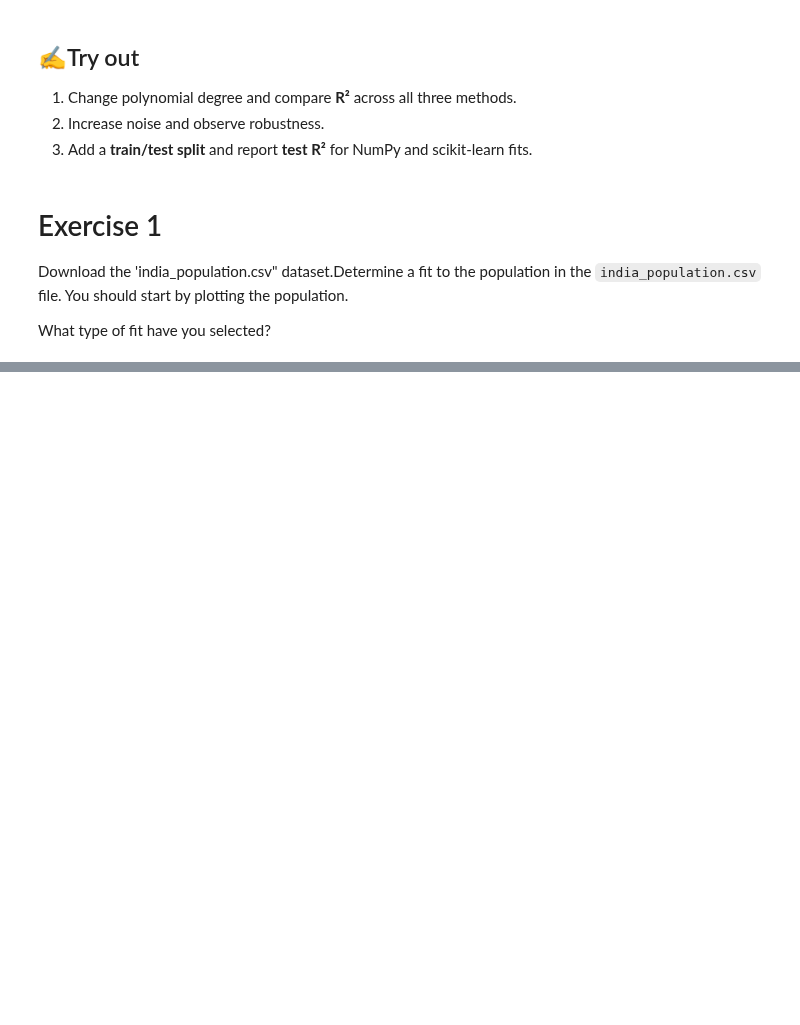
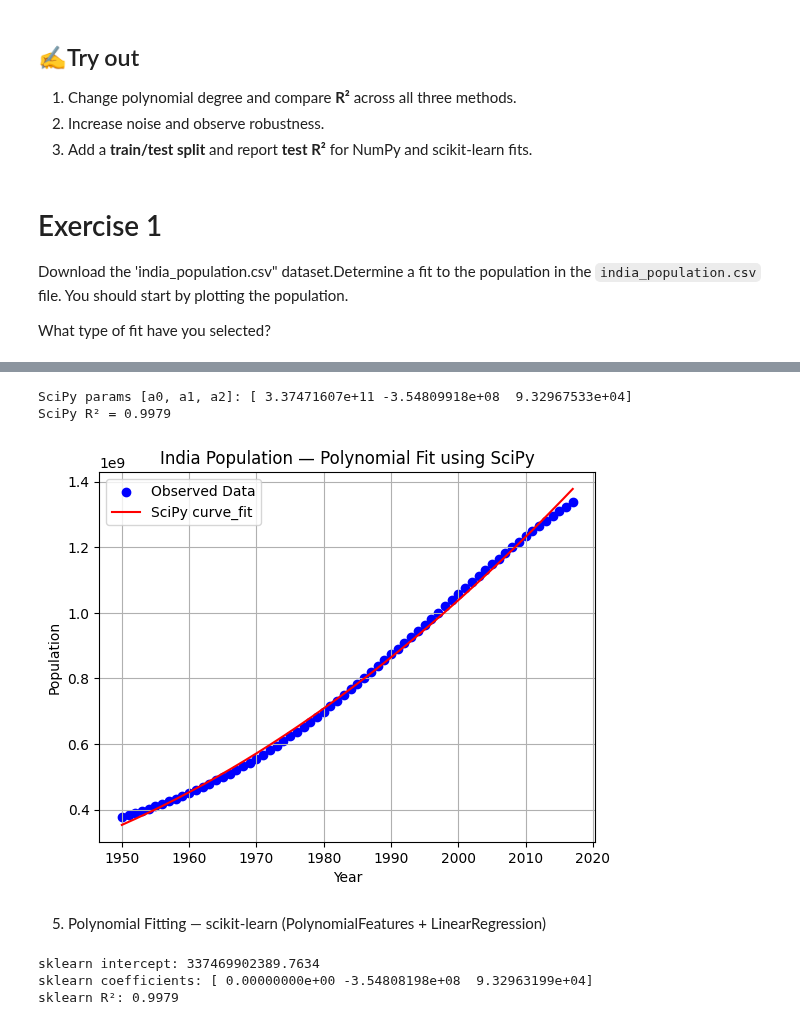
Before and after one commit to fdmy2713-dotcom/ADS1, a Jupyter notebook: ADS1_Unit06_Tutorial_6_Fitting_Hands_On_Exercises_.ipynb, the cells around one changed output, grey strips where cells are left out. Drawn from its saved outputs; the diff is of its cells as text; code cells hidden in the pictures; blank space fills up the shorter version.

```diff
--- a/ADS1_Unit06_Tutorial_6_Fitting_Hands_On_Exercises_.ipynb
+++ b/ADS1_Unit06_Tutorial_6_Fitting_Hands_On_Exercises_.ipynb
@@ -286,0 +374,11 @@ plt.show()
+# %%
+# Step 2: Extract data columns
+x = data['date'].values.astype(float)
+y = data['Population'].values.astype(float)
+# %%
+# Step 3: Define polynomial function (quadratic example)
+def quad(x, a0, a1, a2):
+    return a0 + a1*x + a2*x**2
+# %%
+# Step 4: Fit polynomial using curve_fit
+popt, pcov = curve_fit(quad, x, y, p0=(0.0, 0.0, 0.0), maxfev=10000)
@@ -286,0 +391,23 @@ plt.show()
+# %%
+# Step 7: Print parameters and fit quality
+print("SciPy params [a0, a1, a2]:", np.round(popt, 4))
+print(f"SciPy R² = {r2:.4f}")
+# %% [output]
+SciPy params [a0, a1, a2]: [ 3.37471607e+11 -3.54809918e+08  9.32967533e+04]
+SciPy R² = 0.9979
+# %%
+# Step 8: Plot data and fitted curve
+x_s = np.linspace(x.min(), x.max(), 400)
+plt.figure()
+plt.scatter(x, y, label="Observed Data", color='blue')
+plt.plot(x_s, quad(x_s, *popt), label="SciPy curve_fit", color='red')
+plt.xlabel("Year")
+plt.ylabel("Population")
+plt.title("India Population — Polynomial Fit using SciPy")
+plt.legend()
+plt.grid(True)
+plt.show()
+# %% [output]
+[figure, added]
+# %% [markdown]
+5. Polynomial Fitting — scikit-learn (PolynomialFeatures + LinearRegression)
@@ -286,0 +435,9 @@ plt.show()
+# %%
+# Step 7: Print model parameters and R²
+print("sklearn intercept:", round(lr.intercept_, 4))
+print("sklearn coefficients:", np.round(lr.coef_, 4))
+print("sklearn R²:", round(r2_score(y, y_hat_skl), 4))
+# %% [output]
+sklearn intercept: 337469902389.7634
+sklearn coefficients: [ 0.00000000e+00 -3.54808198e+08  9.32963199e+04]
+sklearn R²: 0.9979
```
Also changed, not shown: parts of 48 cells of this notebook.
